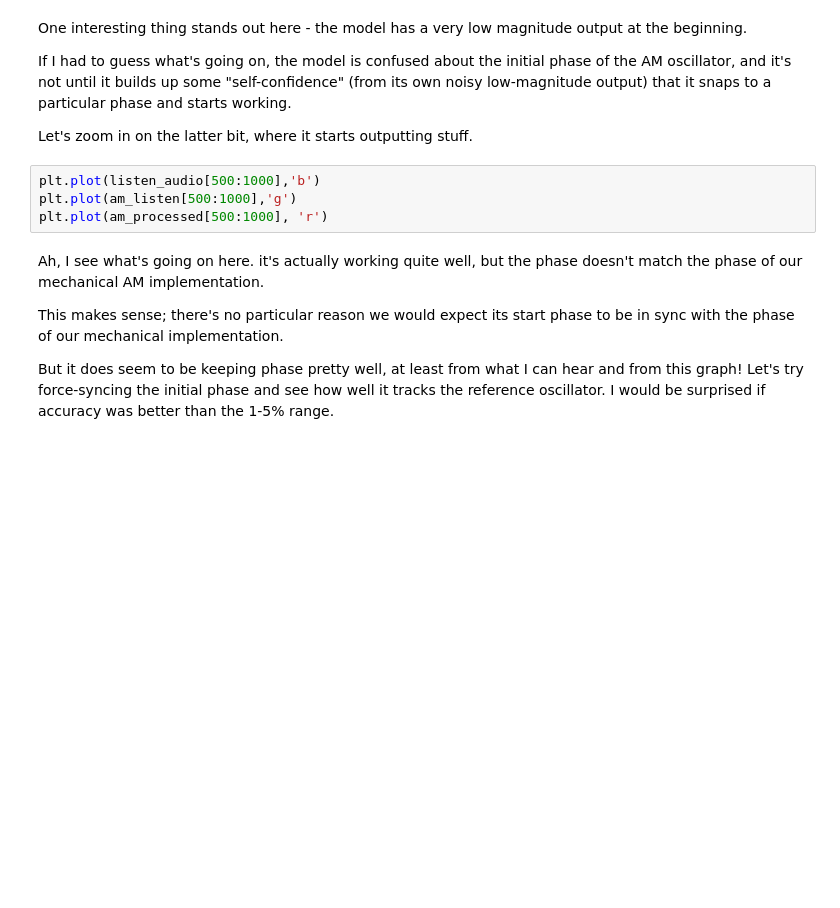
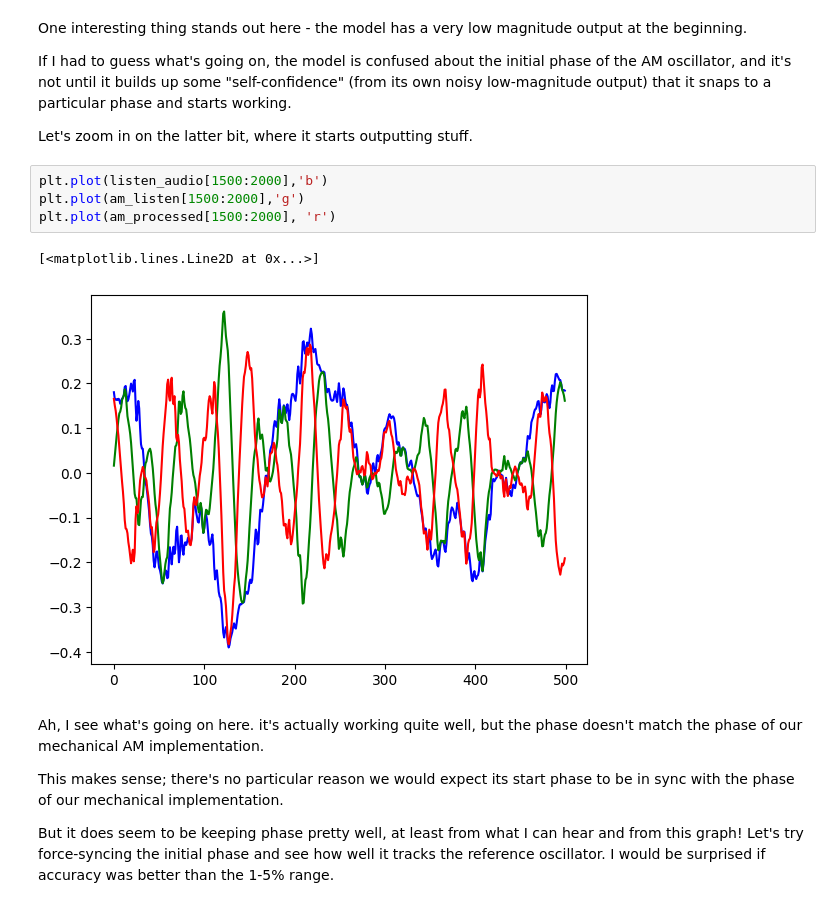
Before and after one commit to wyager/audiofx, a Jupyter notebook: audiofx.ipynb, the cells around one changed output. Saved outputs shown, nothing was run; the diff lists cells and outputs as text; blank space fills up the shorter version.

```diff
--- a/audiofx.ipynb
+++ b/audiofx.ipynb
@@ -589,9 +621,12 @@ If I had to guess what's going on, the model is confused about the initial phase
 
 Let's zoom in on the latter bit, where it starts outputting stuff.
 # %%
-plt.plot(listen_audio[500:1000],'b')
-plt.plot(am_listen[500:1000],'g')
-plt.plot(am_processed[500:1000], 'r')
+plt.plot(listen_audio[1500:2000],'b')
+plt.plot(am_listen[1500:2000],'g')
+plt.plot(am_processed[1500:2000], 'r')
+# %% [output]
+[<matplotlib.lines.Line2D at 0x...>]
+[figure, added]
 # %% [markdown]
 Ah, I see what's going on here. it's actually working quite well, but the phase doesn't match the phase of our mechanical AM implementation.
 
```
Also changed, not shown: parts of 15 cells of this notebook.
